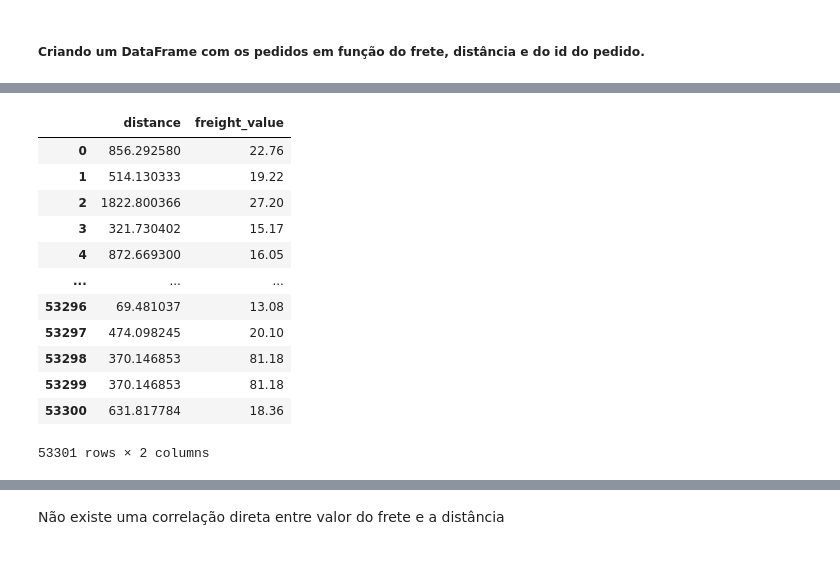
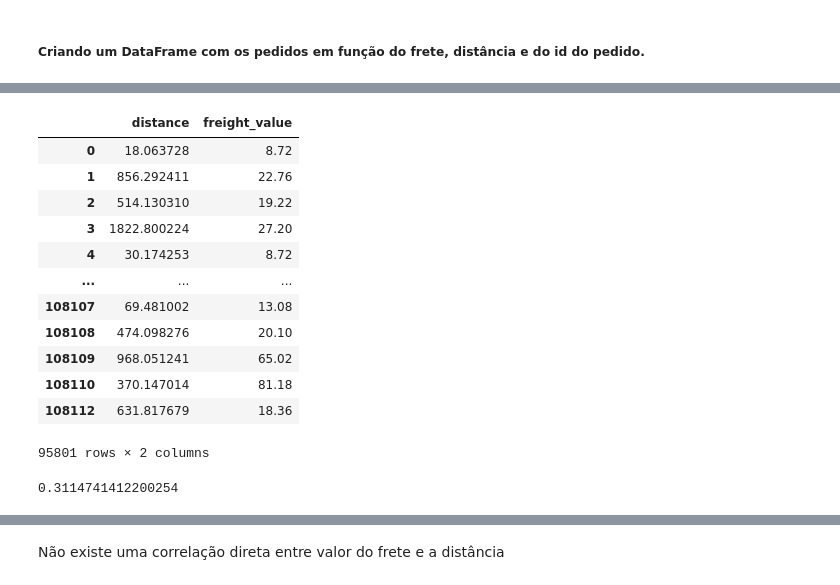
Before and after one commit to marcello10/triggo-ai-olist, a Jupyter notebook: analyses-olist.ipynb, the cells around one changed output, grey strips where cells are left out. Cells and saved outputs as stored; diff of their text form; code cells hidden in the pictures.

```diff
--- a/analyses-olist.ipynb
+++ b/analyses-olist.ipynb
@@ -934,18 +933,0 @@ df_order_customer_seller_id
-# %%
-df_order_customer_seller_id = pd.merge(df_order_customer_seller_id,df_geolocation_cep,
-        left_on='customer_zip_code_prefix',
-        right_on = 'geolocation_zip_code_prefix',
-        how='inner').drop(['geolocation_zip_code_prefix'],axis=1).rename(
-                columns={'geolocation_lat':'customer_lat',
-                         'geolocation_lng':'customer_long'}
-        )
-df_order_customer_seller_id = pd.merge(df_order_customer_seller_id,df_geolocation_cep,
-                        left_on='seller_zip_code_prefix',
-                        right_on='geolocation_zip_code_prefix',
-                        how='inner').drop(
-                        ['geolocation_zip_code_prefix'],axis=1
-                        ).rename(
-                                columns={'geolocation_lat':'seller_lat',
-                                        'geolocation_lng':'seller_long'}
-                                )
-df_order_customer_seller_id
@@ -978,3 +933,0 @@ def calculate_distance_row(row):
-# %%
-df_order_customer_seller_id['distance'] = df_order_customer_seller_id.apply(calculate_distance_row,axis=1)
-df_order_customer_seller_id.iloc[80]['distance']
@@ -999,3 +934,10 @@ freight_order
+# %%
+df_order_customer_seller_id['distance'] = calculate_distance_earth(
+    df_order_customer_seller_id['customer_lat'].values,
+    df_order_customer_seller_id['customer_long'].values,
+    df_order_customer_seller_id['seller_lat'].values,
+    df_order_customer_seller_id['seller_long'].values
+)
 # %%
 df_freight_distance =  pd.merge(df_order_customer_seller_id,
-                                freight_order,on='order_id')
+                                freight_order,on='order_id').drop_duplicates()
@@ -1016,16 +944,16 @@ df_freight_distance =  pd.merge(df_order_customer_seller_id,
 # %%
-df_freight_distance.iloc[:][['distance','freight_value']]
+df_freight_distance[['distance','freight_value']]
 # %% [output]
 |  | distance | freight_value |
-| 0 | 856.292580 | 22.76 |
-| 1 | 514.130333 | 19.22 |
-| 2 | 1822.800366 | 27.20 |
-| 3 | 321.730402 | 15.17 |
-| 4 | 872.669300 | 16.05 |
+| 0 | 18.063728 | 8.72 |
+| 1 | 856.292411 | 22.76 |
+| 2 | 514.130310 | 19.22 |
+| 3 | 1822.800224 | 27.20 |
+| 4 | 30.174253 | 8.72 |
 | ... | ... | ... |
-| 53296 | 69.481037 | 13.08 |
-| 53297 | 474.098245 | 20.10 |
-| 53298 | 370.146853 | 81.18 |
-| 53299 | 370.146853 | 81.18 |
-| 53300 | 631.817784 | 18.36 |
+| 108107 | 69.481002 | 13.08 |
+| 108108 | 474.098276 | 20.10 |
+| 108109 | 968.051241 | 65.02 |
+| 108110 | 370.147014 | 81.18 |
+| 108112 | 631.817679 | 18.36 |
-53301 rows × 2 columns
+95801 rows × 2 columns
@@ -1032,2 +962,5 @@ df_freight_distance.iloc[:][['distance','freight_value']]
 # %%
-corr_freight_distance = df_freight_distance['distance'].corr(df_freight_distance['freight_value'])
+corr_freight_distance = df_freight_distance_greater_zero['distance'].corr(df_freight_distance_greater_zero['freight_value'])
+corr_freight_distance
+# %% [output]
+0.3114741412200254
```
Also changed, not shown: parts of 33 cells of this notebook, 1 other file.
